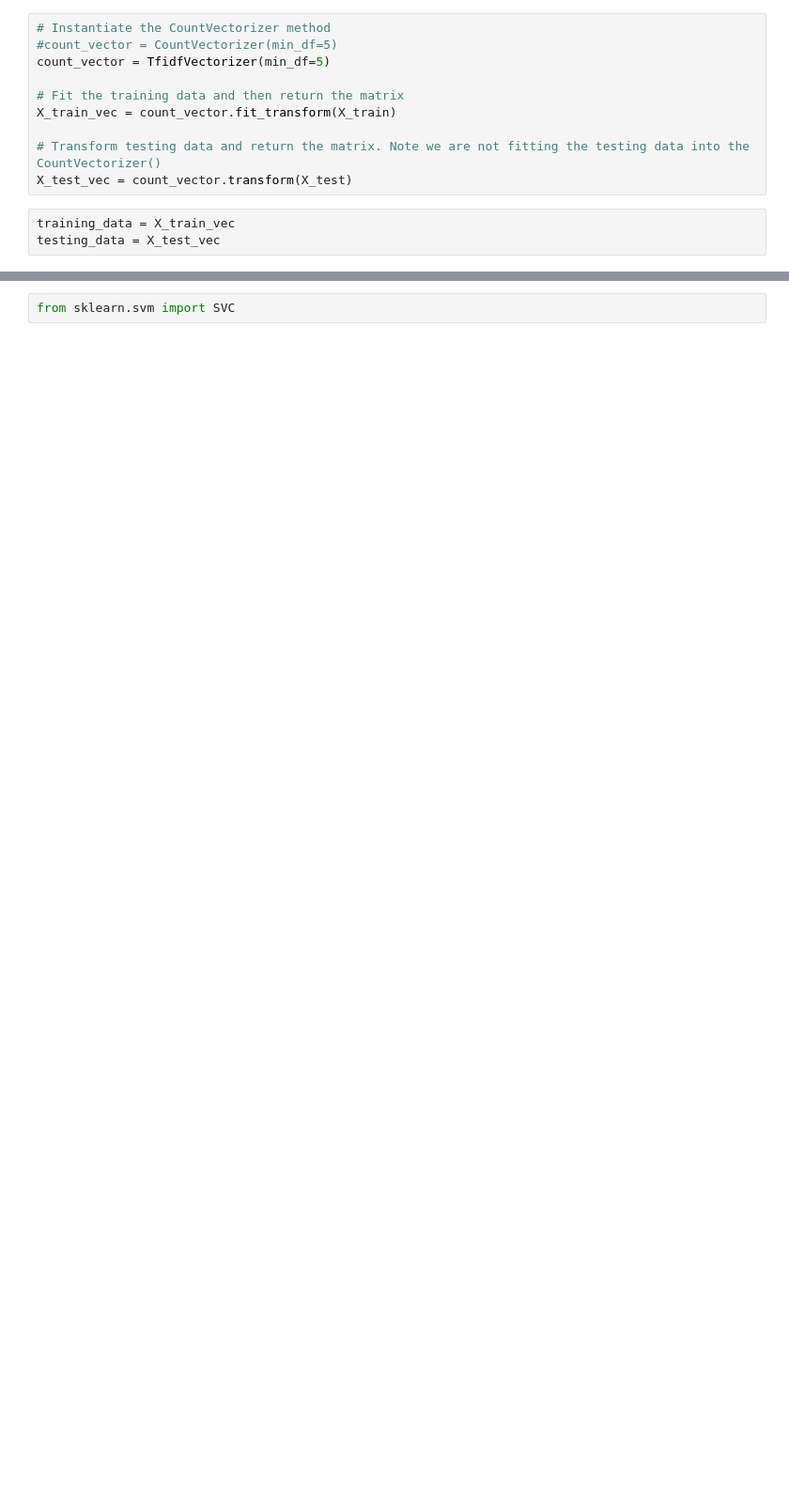
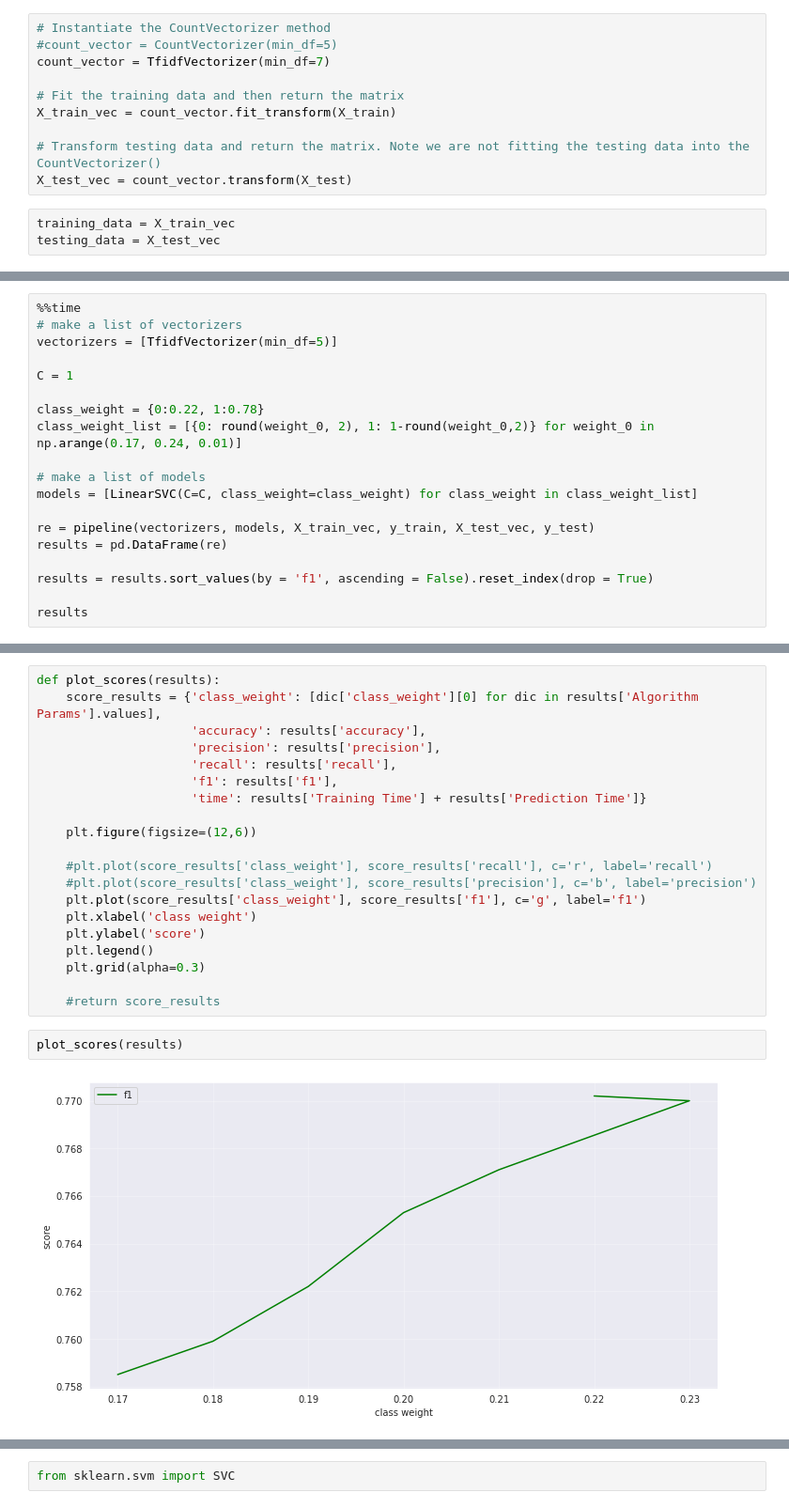
Before and after one commit to juanpedrobesenyi/cyberbullying, a Jupyter notebook: notebooks/pjcopado/machine_learning_model_tunned.ipynb, the cells around one changed output, grey strips where cells are left out. Shown at 94% size. Saved outputs shown, nothing was run; the diff lists cells and outputs as text; blank space fills up the shorter version.

Commit message:
modelos de ML tunned

```diff
--- a/notebooks/pjcopado/machine_learning_model_tunned.ipynb
+++ b/notebooks/pjcopado/machine_learning_model_tunned.ipynb
@@ -56,7 +114,7 @@ X_train, X_test, y_train, y_test = train_test_split(df_sample['text'], df_sample
 # %%
 # Instantiate the CountVectorizer method
 #count_vector = CountVectorizer(min_df=5)
-count_vector = TfidfVectorizer(min_df=5)
+count_vector = TfidfVectorizer(min_df=7)
 
 # Fit the training data and then return the matrix
 X_train_vec = count_vector.fit_transform(X_train)
@@ -160,0 +223,19 @@ Wall time: 766 ms
+# %%
+%%time
+# make a list of vectorizers
+vectorizers = [TfidfVectorizer(min_df=5)]
+
+C = 1
+
+class_weight = {0:0.22, 1:0.78}
+class_weight_list = [{0: round(weight_0, 2), 1: 1-round(weight_0,2)} for weight_0 in np.arange(0.17, 0.24, 0.01)]
+
+# make a list of models
+models = [LinearSVC(C=C, class_weight=class_weight) for class_weight in class_weight_list]
+
+re = pipeline(vectorizers, models, X_train_vec, y_train, X_test_vec, y_test)
+results = pd.DataFrame(re)
+
+results = results.sort_values(by = 'f1', ascending = False).reset_index(drop = True)
+
+results
@@ -161,3 +279,27 @@ Wall time: 766 ms
+# %%
+def plot_scores(results):
+    score_results = {'class_weight': [dic['class_weight'][0] for dic in results['Algorithm Params'].values],
+                     'accuracy': results['accuracy'],
+                     'precision': results['precision'],
+                     'recall': results['recall'],
+                     'f1': results['f1'],
+                     'time': results['Training Time'] + results['Prediction Time']}
+
+    plt.figure(figsize=(12,6))
+
+    #plt.plot(score_results['class_weight'], score_results['recall'], c='r', label='recall')
+    #plt.plot(score_results['class_weight'], score_results['precision'], c='b', label='precision')
+    plt.plot(score_results['class_weight'], score_results['f1'], c='g', label='f1')
+    plt.xlabel('class weight')
+    plt.ylabel('score')
+    plt.legend()
+    plt.grid(alpha=0.3)
+
+    #return score_results
+# %%
+plot_scores(results)
+# %% [output]
+[figure, added]
 # %%
 from sklearn.model_selection import cross_validate
 from sklearn.pipeline import make_pipeline
```
Also changed, not shown: parts of 65 cells of this notebook, 1 other file.
